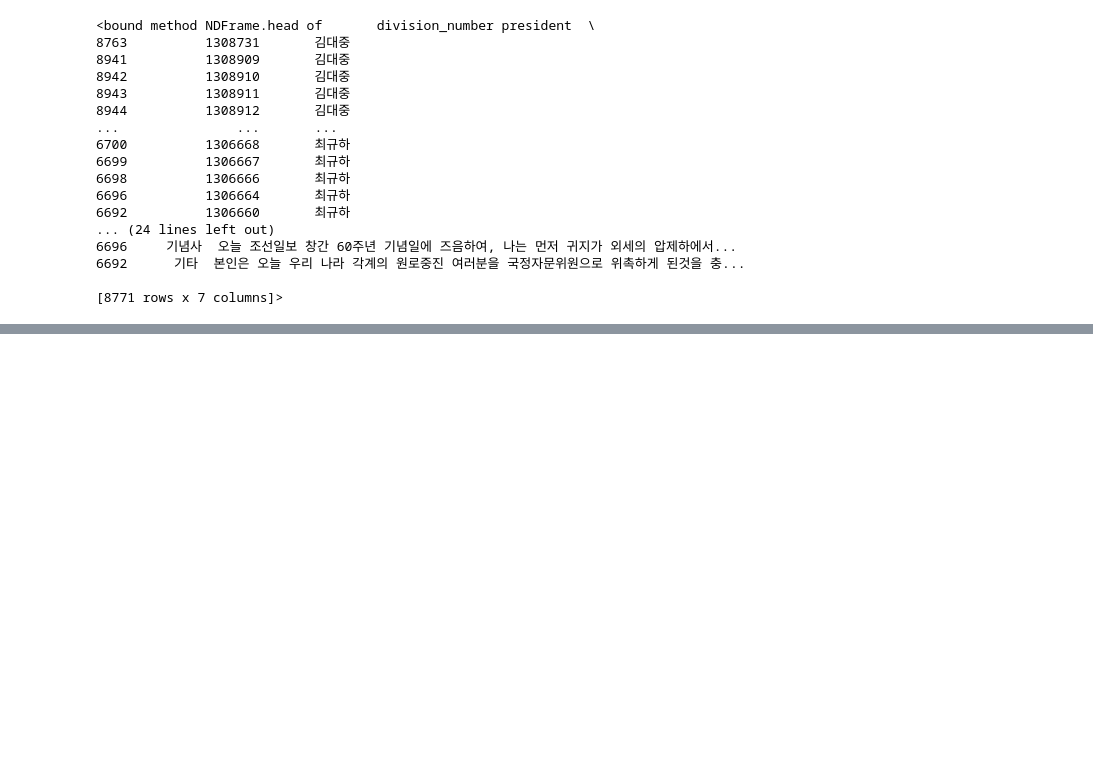
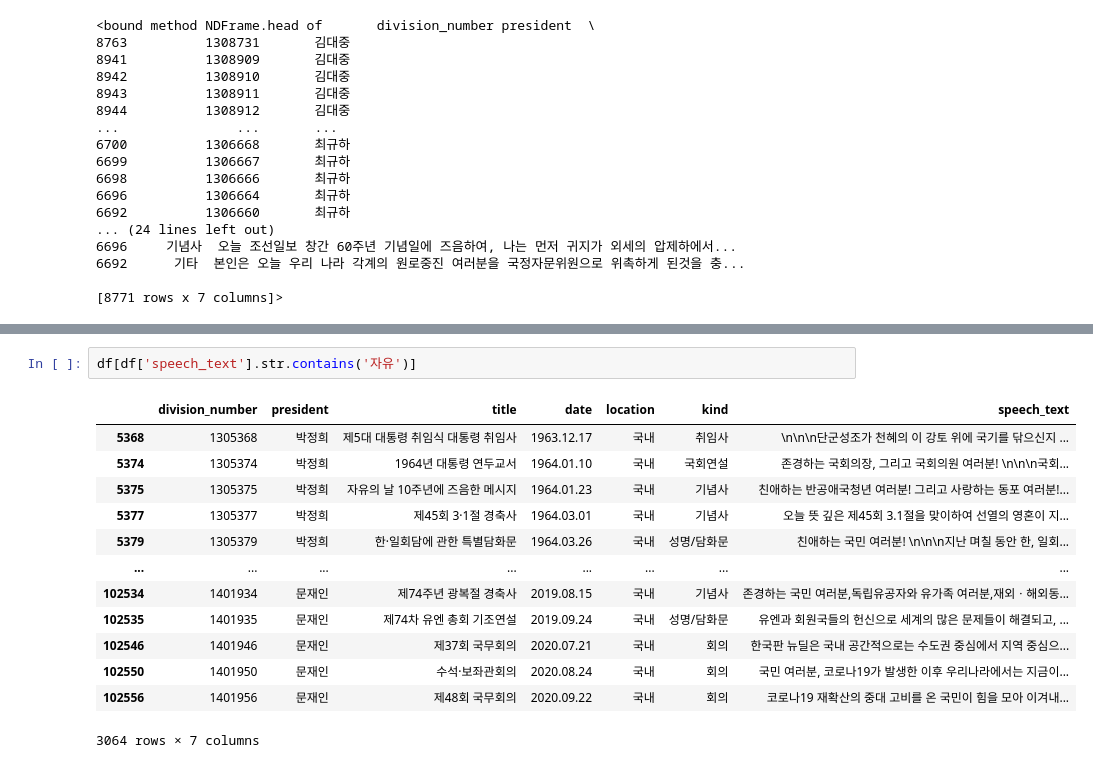
Before and after one commit to cho6019/eda-cho, a Jupyter notebook: notebook/first.ipynb, the cells around one changed output, grey strips where cells are left out. Saved outputs shown, nothing was run; the diff lists cells and outputs as text; blank space fills up the shorter version.

```diff
--- a/notebook/first.ipynb
+++ b/notebook/first.ipynb
@@ -85,0 +146,16 @@ df.sort_values(by='president').head
+# %%
+df[df['speech_text'].str.contains('자유')]
+# %% [output]
+|  | division_number | president | title | date | location | kind | speech_text |
+| 5368 | 1305368 | 박정희 | 제5대 대통령 취임식 대통령 취임사 | 1963.12.17 | 국내 | 취임사 | \n\n\n단군성조가 천혜의 이 강토 위에 국기를 닦으신지 ... |
+| 5374 | 1305374 | 박정희 | 1964년 대통령 연두교서 | 1964.01.10 | 국내 | 국회연설 | 존경하는 국회의장, 그리고 국회의원 여러분! \n\n\n국회... |
+| 5375 | 1305375 | 박정희 | 자유의 날 10주년에 즈음한 메시지 | 1964.01.23 | 국내 | 기념사 | 친애하는 반공애국청년 여러분! 그리고 사랑하는 동포 여러분!... |
+| 5377 | 1305377 | 박정희 | 제45회 3·1절 경축사 | 1964.03.01 | 국내 | 기념사 | 오늘 뜻 깊은 제45회 3.1절을 맞이하여 선열의 영혼이 지... |
+| 5379 | 1305379 | 박정희 | 한·일회담에 관한 특별담화문 | 1964.03.26 | 국내 | 성명/담화문 | 친애하는 국민 여러분! \n\n\n지난 며칠 동안 한, 일회... |
+| ... | ... | ... | ... | ... | ... | ... | ... |
+| 102534 | 1401934 | 문재인 | 제74주년 광복절 경축사 | 2019.08.15 | 국내 | 기념사 | 존경하는 국민 여러분,독립유공자와 유가족 여러분,재외ㆍ해외동... |
+| 102535 | 1401935 | 문재인 | 제74차 유엔 총회 기조연설 | 2019.09.24 | 국내 | 성명/담화문 | 유엔과 회원국들의 헌신으로 세계의 많은 문제들이 해결되고, ... |
+| 102546 | 1401946 | 문재인 | 제37회 국무회의 | 2020.07.21 | 국내 | 회의 | 한국판 뉴딜은 국내 공간적으로는 수도권 중심에서 지역 중심으... |
+| 102550 | 1401950 | 문재인 | 수석·보좌관회의 | 2020.08.24 | 국내 | 회의 | 국민 여러분, 코로나19가 발생한 이후 우리나라에서는 지금이... |
+| 102556 | 1401956 | 문재인 | 제48회 국무회의 | 2020.09.22 | 국내 | 회의 | 코로나19 재확산의 중대 고비를 온 국민이 힘을 모아 이겨내... |
+3064 rows × 7 columns
```
Also changed, not shown: parts of 9 cells of this notebook.
